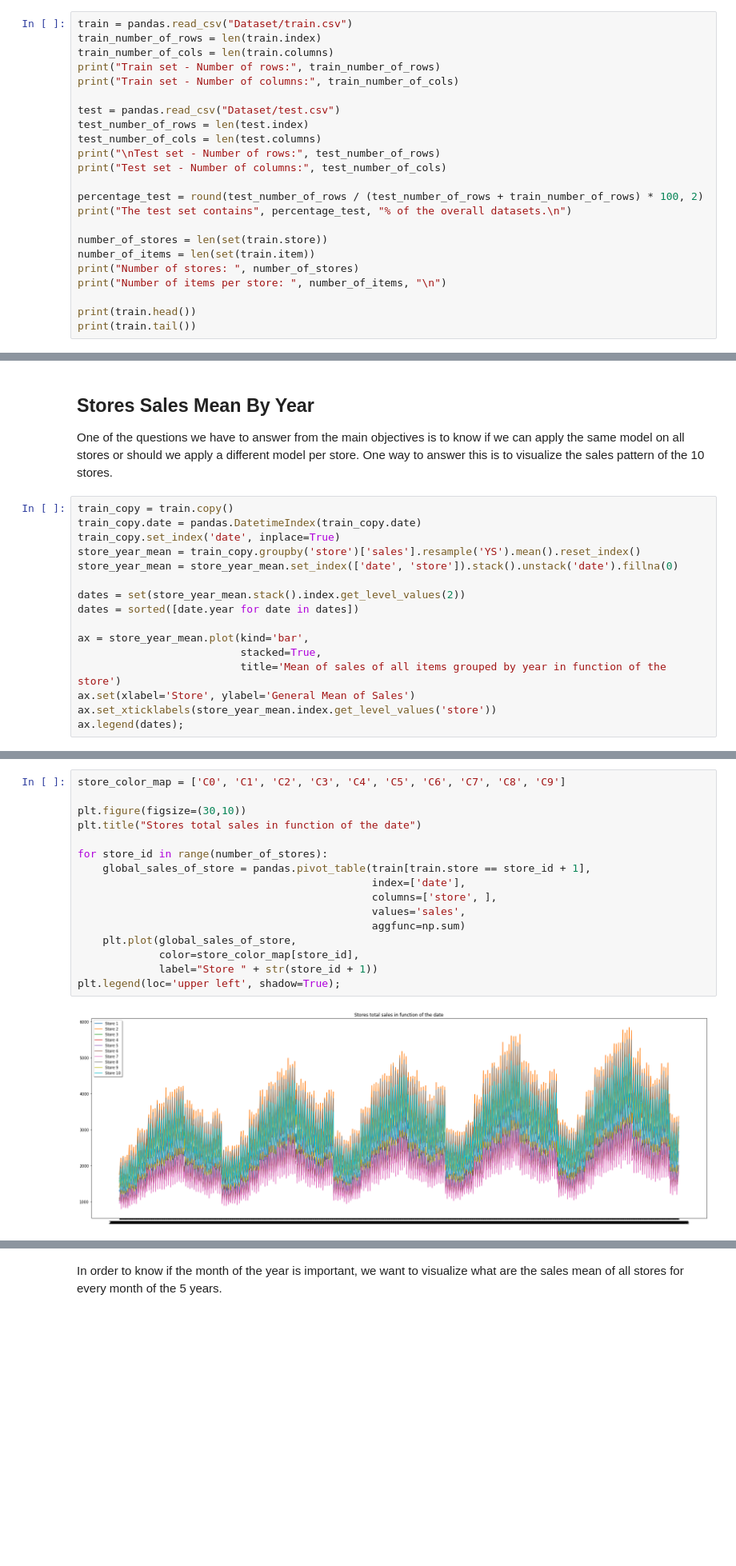
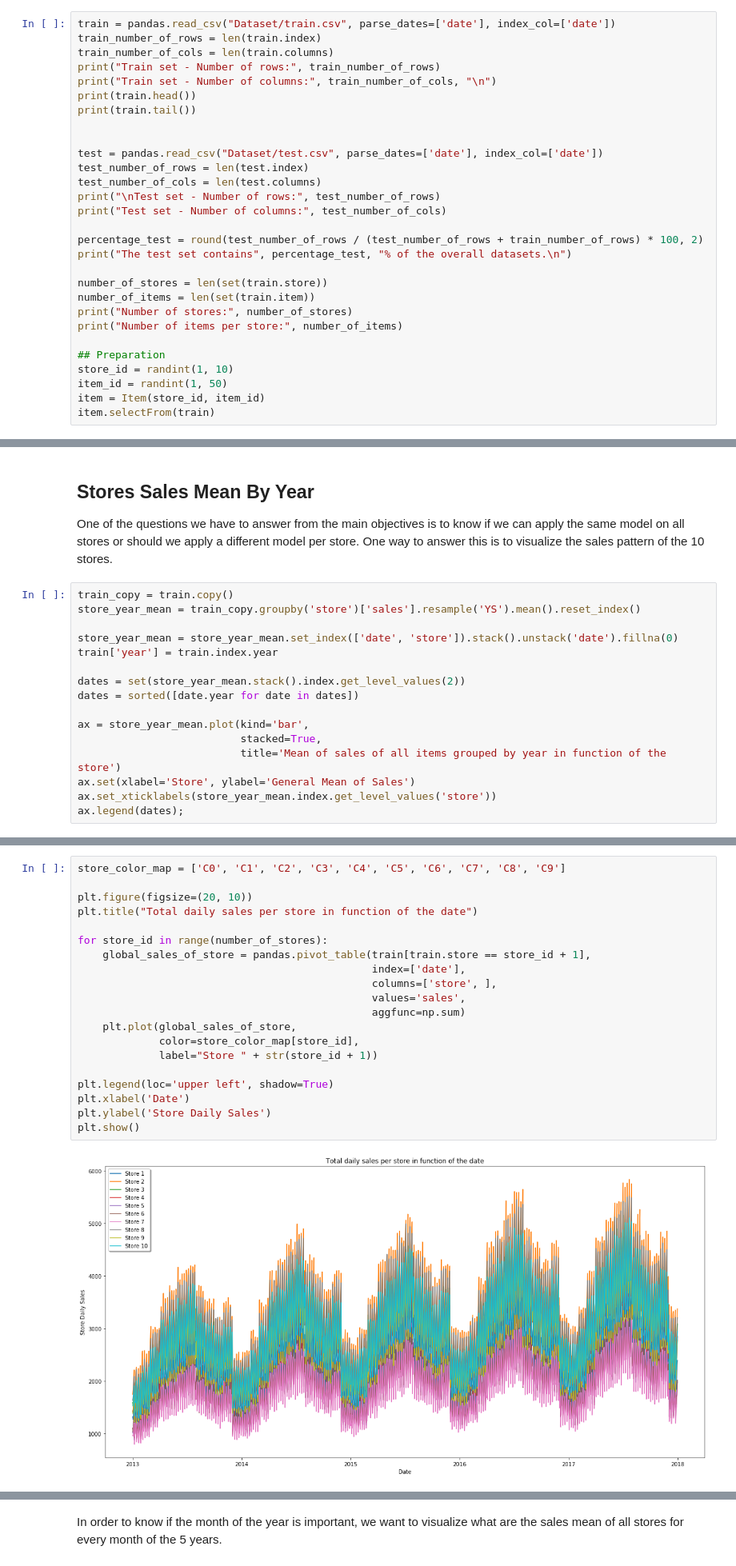
Before and after one commit to glapointe7/StoreItemDemandForecasting, a Jupyter notebook: Store Demand Analysis.ipynb, the cells around one changed output, grey strips where cells are left out. Shown at 80% size. Cells and saved outputs as stored; diff of their text form; blank space fills up the shorter version.

Commit message:
Outliers detection improved, added intro, table of contents, removed date as index everywhere and added in the CSV reading instead. Improved explanation in many sections. Prepared next sections.

```diff
--- a/Store Demand Analysis.ipynb
+++ b/Store Demand Analysis.ipynb
@@ -72,11 +102,14 @@ import Anomalies
 # %%
-train = pandas.read_csv("Dataset/train.csv")
+train = pandas.read_csv("Dataset/train.csv", parse_dates=['date'], index_col=['date'])
 train_number_of_rows = len(train.index)
 train_number_of_cols = len(train.columns)
 print("Train set - Number of rows:", train_number_of_rows)
-print("Train set - Number of columns:", train_number_of_cols)
+print("Train set - Number of columns:", train_number_of_cols, "\n")
+print(train.head())
+print(train.tail())
 
-test = pandas.read_csv("Dataset/test.csv")
+
+test = pandas.read_csv("Dataset/test.csv", parse_dates=['date'], index_col=['date'])
 test_number_of_rows = len(test.index)
 test_number_of_cols = len(test.columns)
 print("\nTest set - Number of rows:", test_number_of_rows)
@@ -87,10 +120,13 @@ print("The test set contains", percentage_test, "% of the overall datasets.\n")
 
 number_of_stores = len(set(train.store))
 number_of_items = len(set(train.item))
-print("Number of stores: ", number_of_stores)
-print("Number of items per store: ", number_of_items, "\n")
+print("Number of stores:", number_of_stores)
+print("Number of items per store:", number_of_items)
 
-print(train.head())
-print(train.tail())
+## Preparation
+store_id = randint(1, 10)
+item_id = randint(1, 50)
+item = Item(store_id, item_id)
+item.selectFrom(train)
 # %% [output]
 Train set - Number of rows: 913000
@@ -138,10 +176,10 @@ Since this is items in stores demand, we know that it is about shopping. We are
 One of the questions we have to answer from the main objectives is to know if we can apply the same model on all stores or should we apply a different model per store. One way to answer this is to visualize the sales pattern of the 10 stores.
 # %%
 train_copy = train.copy()
-train_copy.date = pandas.DatetimeIndex(train_copy.date)
-train_copy.set_index('date', inplace=True)
 store_year_mean = train_copy.groupby('store')['sales'].resample('YS').mean().reset_index()
+
 store_year_mean = store_year_mean.set_index(['date', 'store']).stack().unstack('date').fillna(0)
+train['year'] = train.index.year
 
 dates = set(store_year_mean.stack().index.get_level_values(2))
 dates = sorted([date.year for date in dates])
@@ -159,18 +199,22 @@ The store 7 has the lowest sales value whereas the stores 2 and 8 have the highe
 # %%
 store_color_map = ['C0', 'C1', 'C2', 'C3', 'C4', 'C5', 'C6', 'C7', 'C8', 'C9']
 
-plt.figure(figsize=(30,10))
-plt.title("Stores total sales in function of the date")
+plt.figure(figsize=(20, 10))
+plt.title("Total daily sales per store in function of the date")
 
 for store_id in range(number_of_stores):
     global_sales_of_store = pandas.pivot_table(train[train.store == store_id + 1],
                                                index=['date'],
                                                columns=['store', ],
                                                values='sales',
                                                aggfunc=np.sum)
     plt.plot(global_sales_of_store,
              color=store_color_map[store_id],
              label="Store " + str(store_id + 1))
-plt.legend(loc='upper left', shadow=True);
+
+plt.legend(loc='upper left', shadow=True)
+plt.xlabel('Date')
+plt.ylabel('Store Daily Sales')
+plt.show()
 # %% [output]
-[figure, old version]
+[figure, new version]
```
Also changed, not shown: parts of 71 cells of this notebook, 5 other files.
